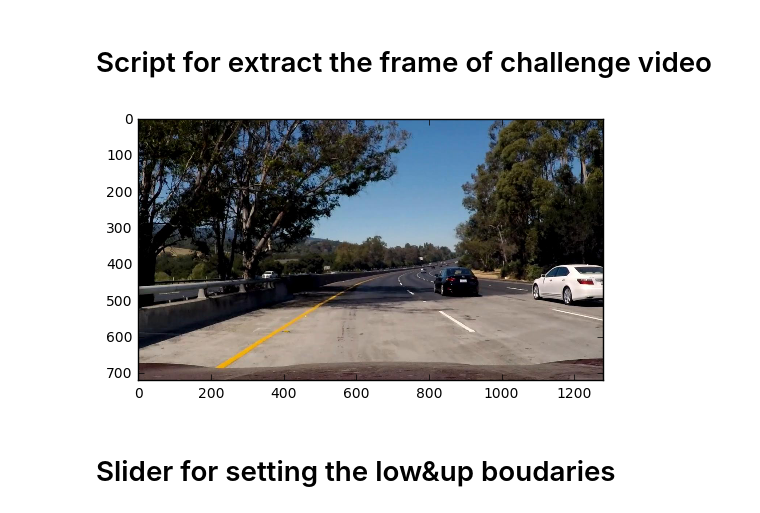
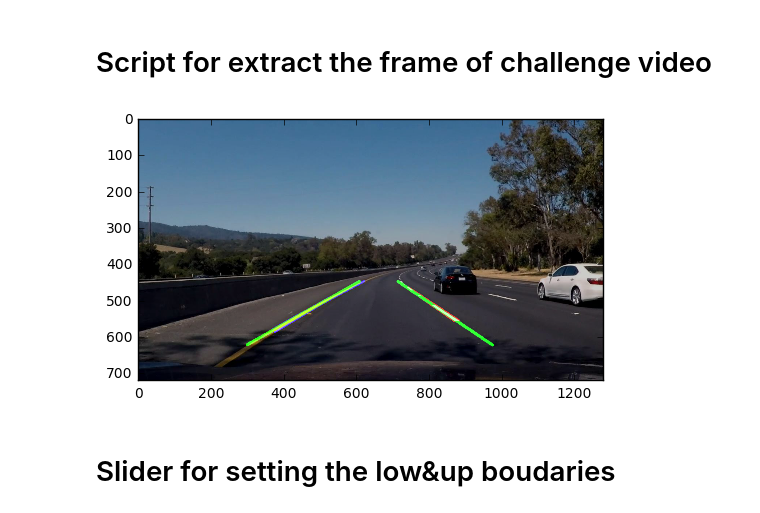
Before and after one commit to robroooh/CarND-LaneLines-P1, a Jupyter notebook: P1.ipynb, the cells around one changed output. Cells and saved outputs as stored; diff of their text form; code cells hidden in the pictures.

```diff
--- a/P1.ipynb
+++ b/P1.ipynb
@@ -272,11 +284,15 @@ for f in os.listdir("test_images/")[:]:
     print('This image is:', type(image), 'with dimesions:', image.shape)
     gray = grayscale(image)
     gauss_cg = gaussian_blur(gray,3)
-    cg = canny(gauss_cg,200,250)
+    high_thresh, thresh_im = cv2.threshold(gray, 0, 255, cv2.THRESH_BINARY + cv2.THRESH_OTSU)
+    low_thresh = 0.5*high_thresh
+    cg = canny(gauss_cg,low_thresh,high_thresh)
     gauss_cg = gaussian_blur(cg,13)
     lo_left, up_left, up_right, lo_right = size_to_roi(image.shape)
     roi_mask = np.array([lo_left,up_left,up_right,lo_right],np.int32)
     roi_gcg = region_of_interest(cg,[roi_mask])
+
+    roi_visualize = region_of_interest(image,[roi_mask])
 
     rho = 1 # distance resolution in pixels of the Hough grid
     theta = np.pi/180 # angular resolution in radians of the Hough grid
@@ -348,7 +364,9 @@ def process_image_hsv(image):
     gray = cv2.cvtColor(res, cv2.COLOR_HSV2RGB)
 
     gray = grayscale(gray)
-    cg = canny(gray,100,250)
+    high_thresh, thresh_im = cv2.threshold(gray, 0, 255, cv2.THRESH_BINARY + cv2.THRESH_OTSU)
+    low_thresh = 0.5*high_thresh
+    cg = canny(gray,low_thresh,high_thresh)
     gauss_cg = gaussian_blur(cg,5)
 
     lo_left, up_left, up_right, lo_right = size_to_roi(image.shape)
@@ -357,9 +375,9 @@ def process_image_hsv(image):
 
     rho = 1 # distance resolution in pixels of the Hough grid
     theta = np.pi/180 # angular resolution in radians of the Hough grid
-    threshold = 20 # minimum number of votes (intersections in Hough grid cell)
-    min_line_length = 20 #minimum number of pixels making up a line
-    max_line_gap = 200 # maximum gap in pixels between connectable line segments
+    threshold = 30 # minimum number of votes (intersections in Hough grid cell)
+    min_line_length = 30 #minimum number of pixels making up a line
+    max_line_gap = 80 # maximum gap in pixels between connectable line segments
 
     hlines = hough_lines(roi_gcg,rho,theta,threshold,min_line_length,max_line_gap)
     h_im = weighted_img(hlines, image)
@@ -455,13 +479,14 @@ HTML("""
 # Script for extract the frame of challenge video
 # %%
 import scipy.misc
-i = (05.65)
+i = (06.5)
 scipy.misc.imsave('challenge_snap\\challenge_snap{}.jpg'.format(i), clip2.get_frame(i))
 image = mpimg.imread('challenge_snap\\challenge_snap{}.jpg'.format(i))
-plt.imshow(image)
+
+plt.imshow(process_image_hsv(image))
 plt.show()
 # %% [output]
-[figure, old version]
+[figure, new version]
 # %% [markdown]
 # Slider for setting the low&up boudaries
 # %%
```
Also changed, not shown: parts of 8 cells of this notebook.
